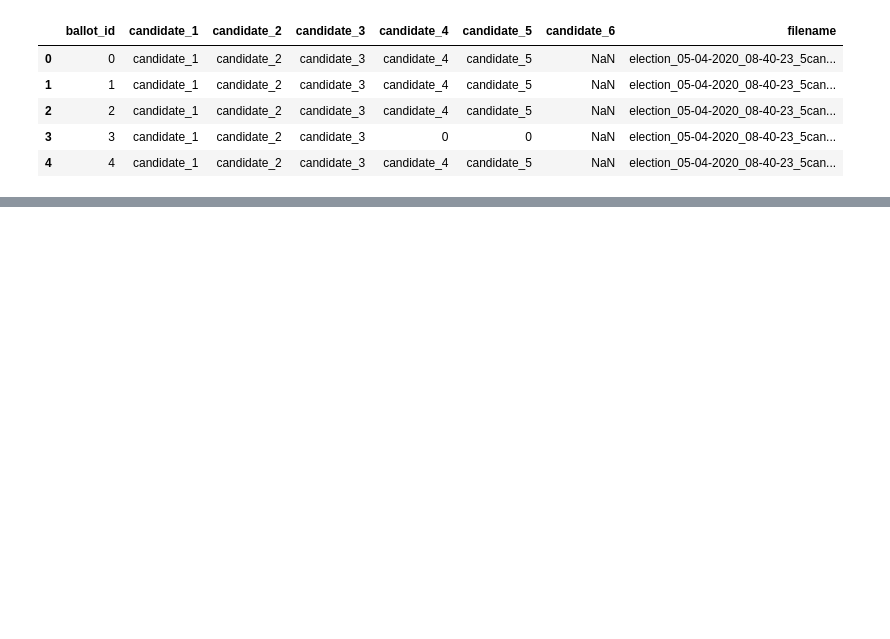
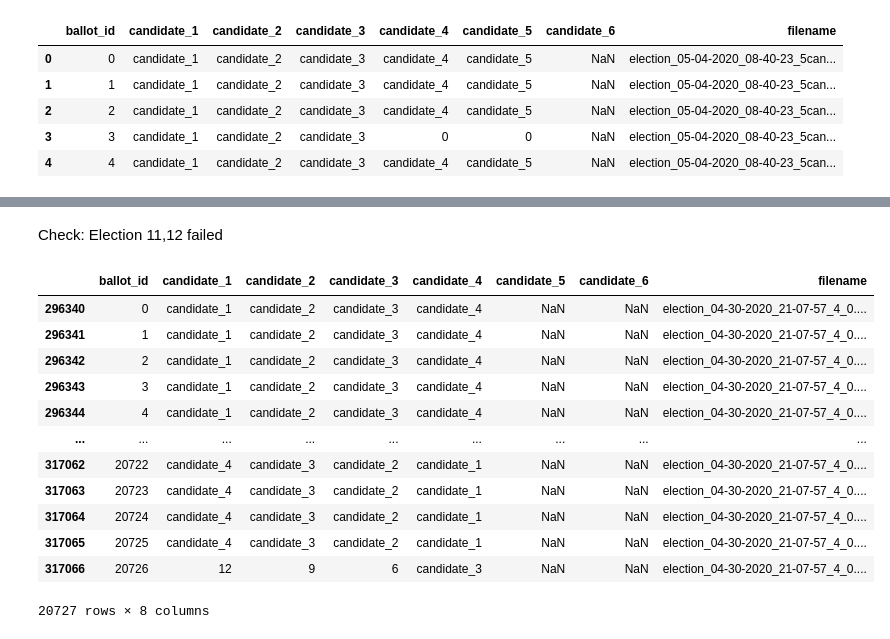
Before and after one commit to SherinV/ranked-choice-voting, a Jupyter notebook: debug_create_prv_objs.ipynb, the cells around one changed output, grey strips where cells are left out. Saved outputs shown, nothing was run; the diff lists cells and outputs as text; code cells hidden in the pictures; blank space fills up the shorter version.

Commit message:
update Sherin's election features

```diff
--- a/debug_create_prv_objs.ipynb
+++ b/debug_create_prv_objs.ipynb
@@ -121,6 +121,9 @@ def read_votes(file, election_dict):
 df = pd.read_csv('/Users/shvarugh/Documents/myGit/ranked-choice-voting/master_elections.csv')
 df = rename_index_col_to_ballot_id(df)
 # df['irv_winner']=""
+df = df[(df['filename']!="election_05-04-2020_08-39-40_5cands_12noise.csv") | (df['ballot_id']!=2767)]
+df = df[(df['filename']!="election_04-30-2020_21-07-57_4_0.01.csv") | (df['ballot_id']!=20726)]
+master_df = df.copy(deep=True)
 # %%
 pd.set_option('max_colwidth', 8000)
 pd.options.display.max_columns = None
@@ -144,0 +169,19 @@ df.head()
+# %% [markdown]
+Check:
+Election 11,12 failed
+# %%
+df[df['filename']=="election_04-30-2020_21-07-57_4_0.01.csv"]
+# %% [output]
+|  | ballot_id | candidate_1 | candidate_2 | candidate_3 | candidate_4 | candidate_5 | candidate_6 | filename |
+| 296340 | 0 | candidate_1 | candidate_2 | candidate_3 | candidate_4 | NaN | NaN | election_04-30-2020_21-07-57_4_0.... |
+| 296341 | 1 | candidate_1 | candidate_2 | candidate_3 | candidate_4 | NaN | NaN | election_04-30-2020_21-07-57_4_0.... |
+| 296342 | 2 | candidate_1 | candidate_2 | candidate_3 | candidate_4 | NaN | NaN | election_04-30-2020_21-07-57_4_0.... |
+| 296343 | 3 | candidate_1 | candidate_2 | candidate_3 | candidate_4 | NaN | NaN | election_04-30-2020_21-07-57_4_0.... |
+| 296344 | 4 | candidate_1 | candidate_2 | candidate_3 | candidate_4 | NaN | NaN | election_04-30-2020_21-07-57_4_0.... |
+| ... | ... | ... | ... | ... | ... | ... | ... | ... |
+| 317062 | 20722 | candidate_4 | candidate_3 | candidate_2 | candidate_1 | NaN | NaN | election_04-30-2020_21-07-57_4_0.... |
+| 317063 | 20723 | candidate_4 | candidate_3 | candidate_2 | candidate_1 | NaN | NaN | election_04-30-2020_21-07-57_4_0.... |
+| 317064 | 20724 | candidate_4 | candidate_3 | candidate_2 | candidate_1 | NaN | NaN | election_04-30-2020_21-07-57_4_0.... |
+| 317065 | 20725 | candidate_4 | candidate_3 | candidate_2 | candidate_1 | NaN | NaN | election_04-30-2020_21-07-57_4_0.... |
+| 317066 | 20726 | 12 | 9 | 6 | candidate_3 | NaN | NaN | election_04-30-2020_21-07-57_4_0.... |
+20727 rows × 8 columns
```
Also changed, not shown: parts of 11 cells of this notebook, 1 other file.
